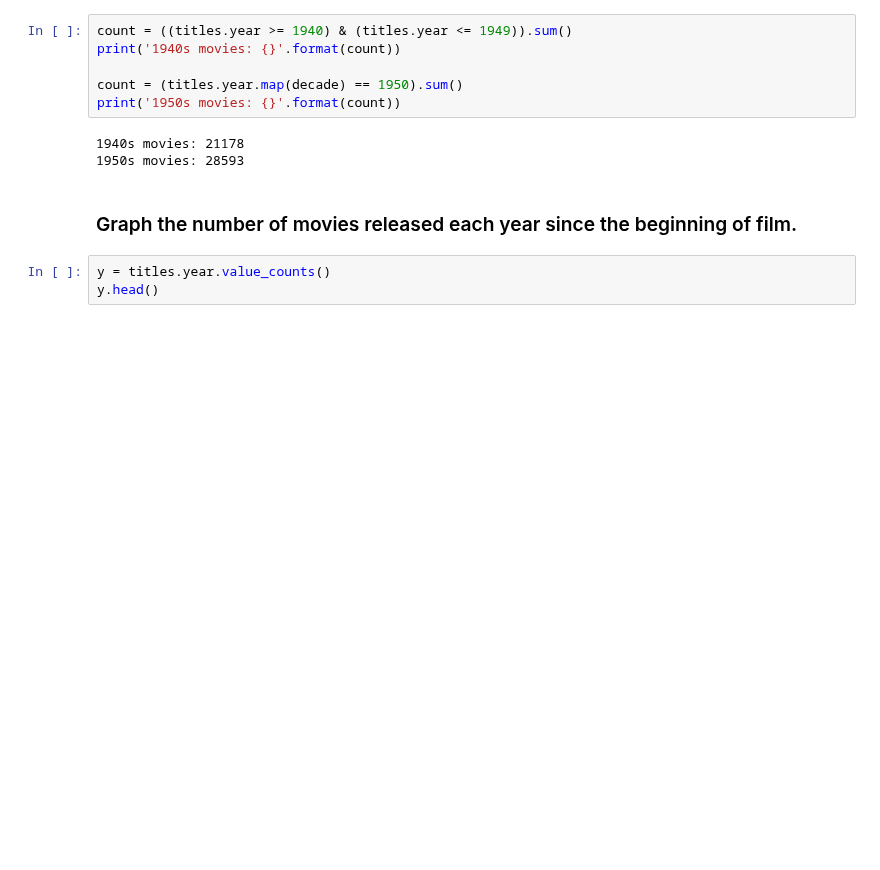
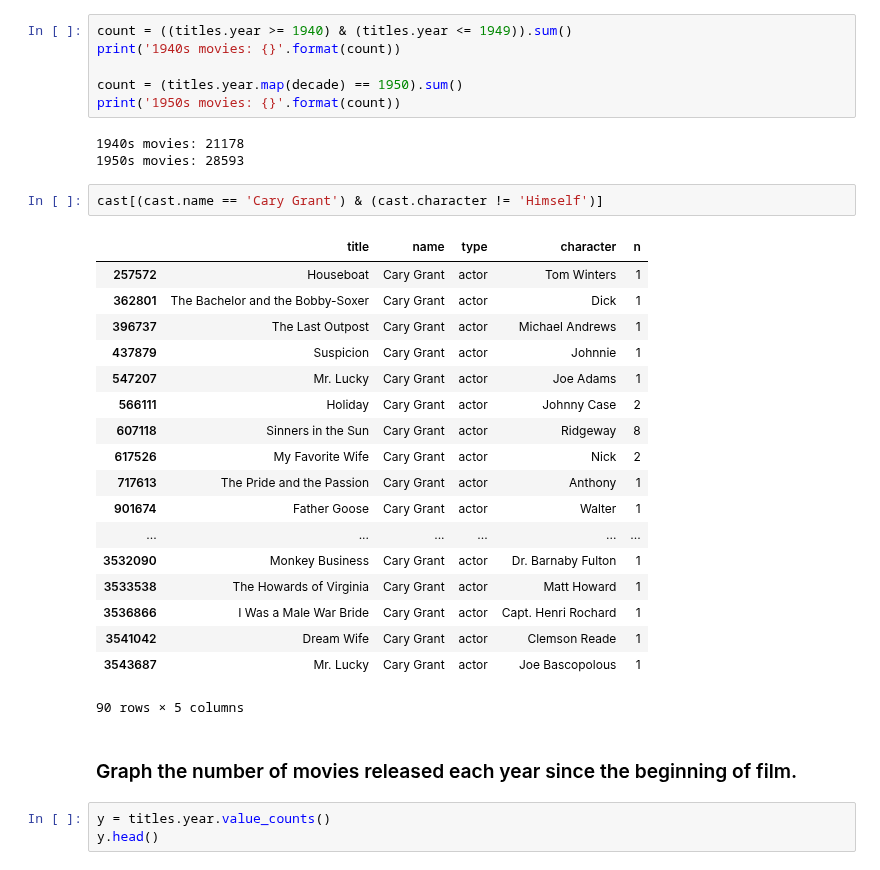
Before and after one commit to brandon-rhodes/pycon-pandas-tutorial, a Jupyter notebook: Solutions-1.ipynb, the cells around one changed output. Cells and saved outputs as stored; diff of their text form; blank space fills up the shorter version.

Commit message:
Move notebooks towards cast, release-dates frames

```diff
--- a/Solutions-1.ipynb
+++ b/Solutions-1.ipynb
@@ -67,6 +70,27 @@ print('1950s movies: {}'.format(count))
 # %% [output]
 1940s movies: 21178
 1950s movies: 28593
+# %%
+cast[(cast.name == 'Cary Grant') & (cast.character != 'Himself')]
+# %% [output]
+|  | title | name | type | character | n |
+| 257572 | Houseboat | Cary Grant | actor | Tom Winters | 1 |
+| 362801 | The Bachelor and the Bobby-Soxer | Cary Grant | actor | Dick | 1 |
+| 396737 | The Last Outpost | Cary Grant | actor | Michael Andrews | 1 |
+| 437879 | Suspicion | Cary Grant | actor | Johnnie | 1 |
+| 547207 | Mr. Lucky | Cary Grant | actor | Joe Adams | 1 |
+| 566111 | Holiday | Cary Grant | actor | Johnny Case | 2 |
+| 607118 | Sinners in the Sun | Cary Grant | actor | Ridgeway | 8 |
+| 617526 | My Favorite Wife | Cary Grant | actor | Nick | 2 |
+| 717613 | The Pride and the Passion | Cary Grant | actor | Anthony | 1 |
+| 901674 | Father Goose | Cary Grant | actor | Walter | 1 |
+| ... | ... | ... | ... | ... | ... |
+| 3532090 | Monkey Business | Cary Grant | actor | Dr. Barnaby Fulton | 1 |
+| 3533538 | The Howards of Virginia | Cary Grant | actor | Matt Howard | 1 |
+| 3536866 | I Was a Male War Bride | Cary Grant | actor | Capt. Henri Rochard | 1 |
+| 3541042 | Dream Wife | Cary Grant | actor | Clemson Reade | 1 |
+| 3543687 | Mr. Lucky | Cary Grant | actor | Joe Bascopolous | 1 |
+90 rows × 5 columns
 # %% [markdown]
 ### Graph the number of movies released each year since the beginning of film.
 # %%
```
Also changed, not shown: parts of 1 cell of this notebook, 1 other file.
